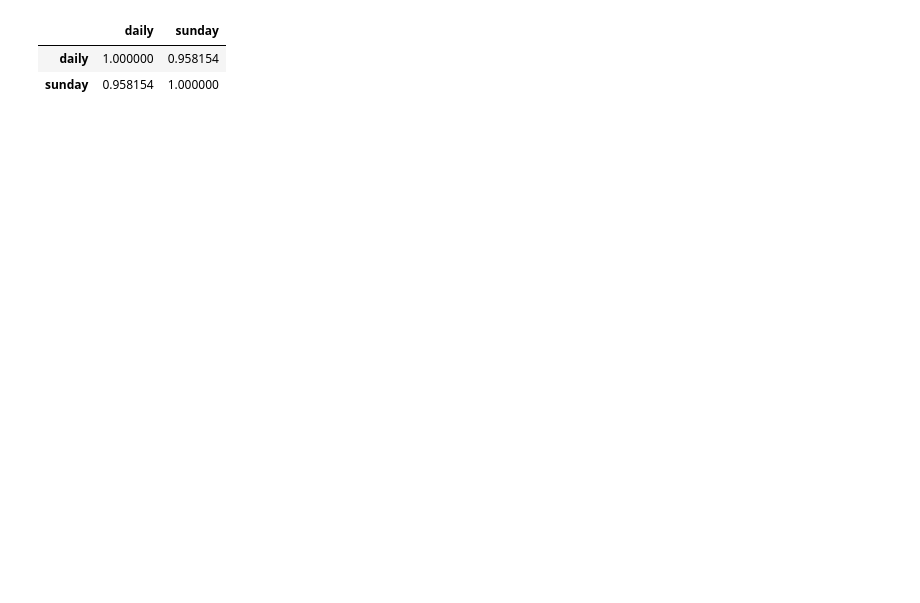
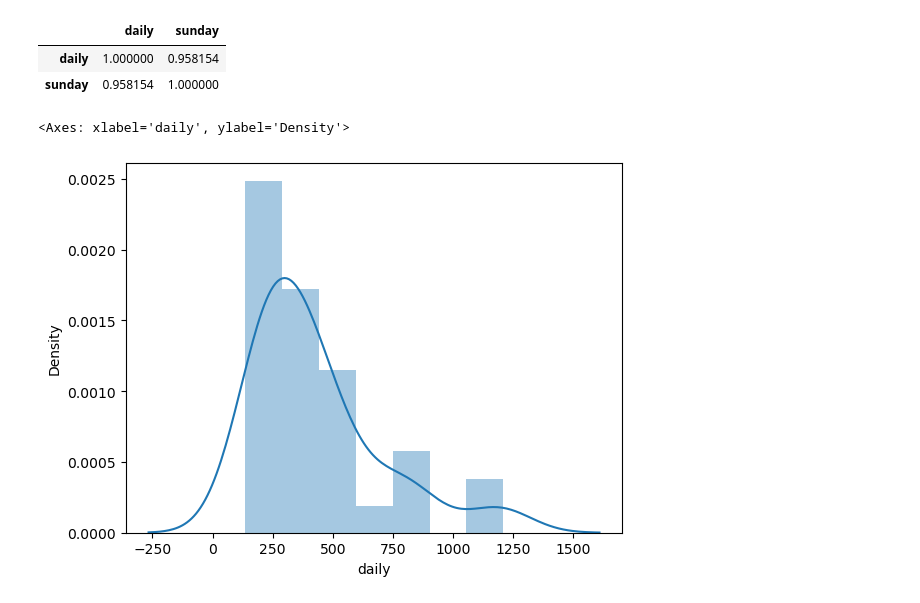
Before and after one commit to RajiReddy99/AD, a Jupyter notebook: Day20.ipynb, the cells around one changed output. Saved outputs shown, nothing was run; the diff lists cells and outputs as text; code cells hidden in the pictures; blank space fills up the shorter version.

```diff
--- a/Day20.ipynb
+++ b/Day20.ipynb
@@ -87,0 +92,5 @@ warnings.filterwarnings('ignore')
+# %%
+sns.distplot(data['daily'])
+# %% [output]
+<Axes: xlabel='daily', ylabel='Density'>
+[figure, added]
```
Also changed, not shown: parts of 29 cells of this notebook.
